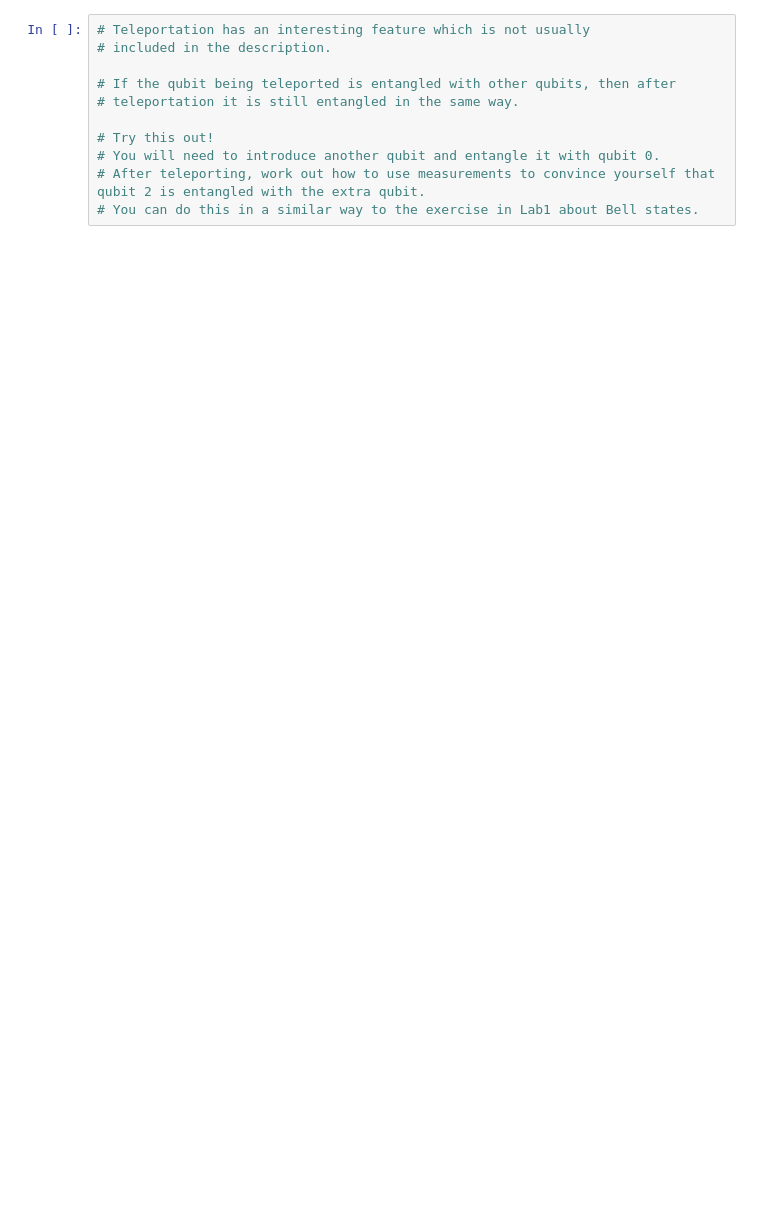
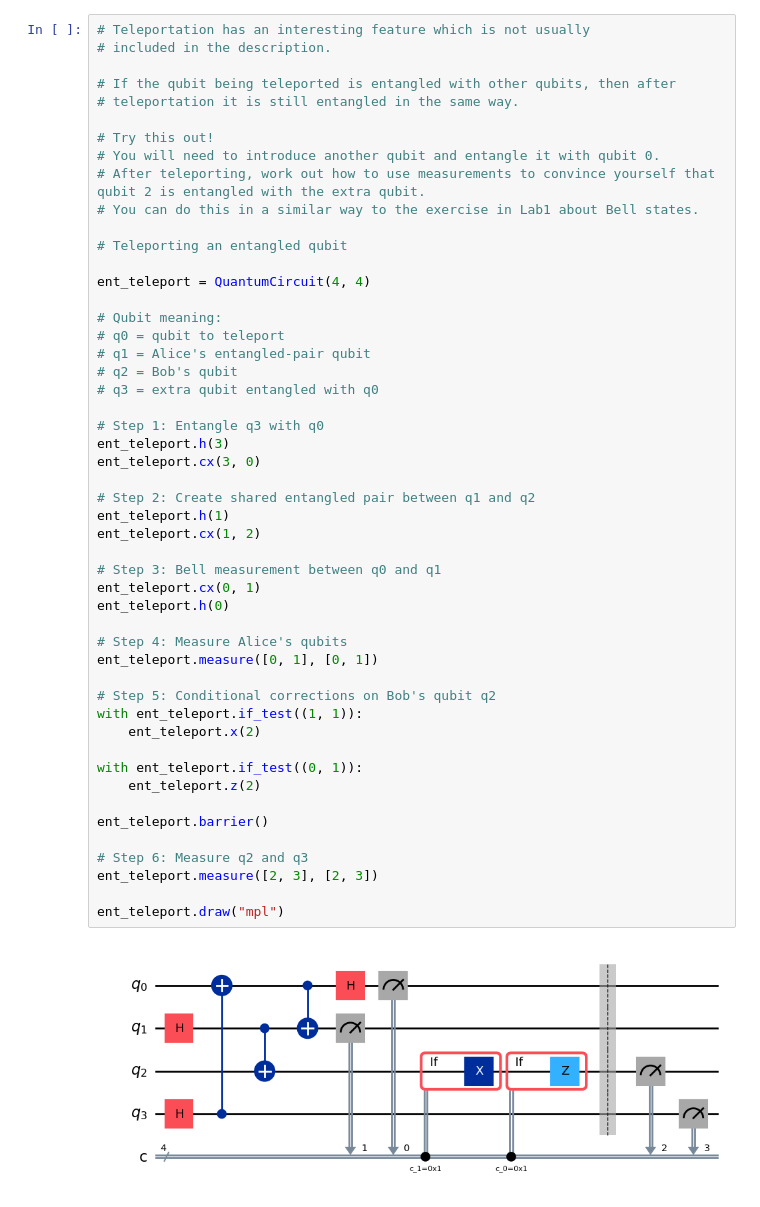
Before and after one commit to hexacrypt/SIT-UofG-QC, a Jupyter notebook: QC-Lab2-B.ipynb, the cells around one changed output. Cells and saved outputs as stored; diff of their text form; blank space fills up the shorter version.

```diff
--- a/QC-Lab2-B.ipynb
+++ b/QC-Lab2-B.ipynb
@@ -102,11 +103,52 @@ plot_histogram(mcounts)
 # %%
 # Teleportation has an interesting feature which is not usually
 # included in the description.
 
 # If the qubit being teleported is entangled with other qubits, then after
 # teleportation it is still entangled in the same way.
 
 # Try this out!
 # You will need to introduce another qubit and entangle it with qubit 0.
 # After teleporting, work out how to use measurements to convince yourself that qubit 2 is entangled with the extra qubit.
 # You can do this in a similar way to the exercise in Lab1 about Bell states.
+
+# Teleporting an entangled qubit
+
+ent_teleport = QuantumCircuit(4, 4)
+
+# Qubit meaning:
+# q0 = qubit to teleport
+# q1 = Alice's entangled-pair qubit
+# q2 = Bob's qubit
+# q3 = extra qubit entangled with q0
+
+# Step 1: Entangle q3 with q0
+ent_teleport.h(3)
+ent_teleport.cx(3, 0)
+
+# Step 2: Create shared entangled pair between q1 and q2
+ent_teleport.h(1)
+ent_teleport.cx(1, 2)
+
+# Step 3: Bell measurement between q0 and q1
+ent_teleport.cx(0, 1)
+ent_teleport.h(0)
+
+# Step 4: Measure Alice's qubits
+ent_teleport.measure([0, 1], [0, 1])
+
+# Step 5: Conditional corrections on Bob's qubit q2
+with ent_teleport.if_test((1, 1)):
+    ent_teleport.x(2)
+
+with ent_teleport.if_test((0, 1)):
+    ent_teleport.z(2)
+
+ent_teleport.barrier()
+
+# Step 6: Measure q2 and q3
+ent_teleport.measure([2, 3], [2, 3])
+
+ent_teleport.draw("mpl")
+# %% [output]
+[figure, added]
```
Also changed, not shown: parts of 5 cells of this notebook.
